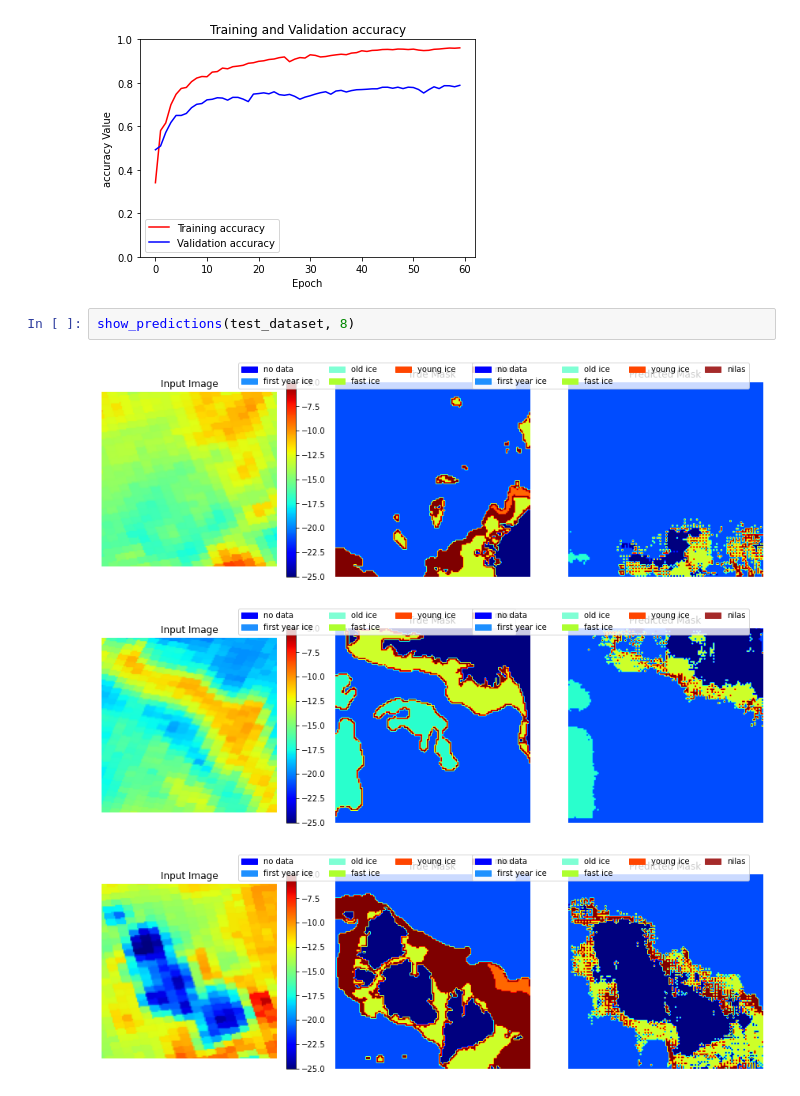
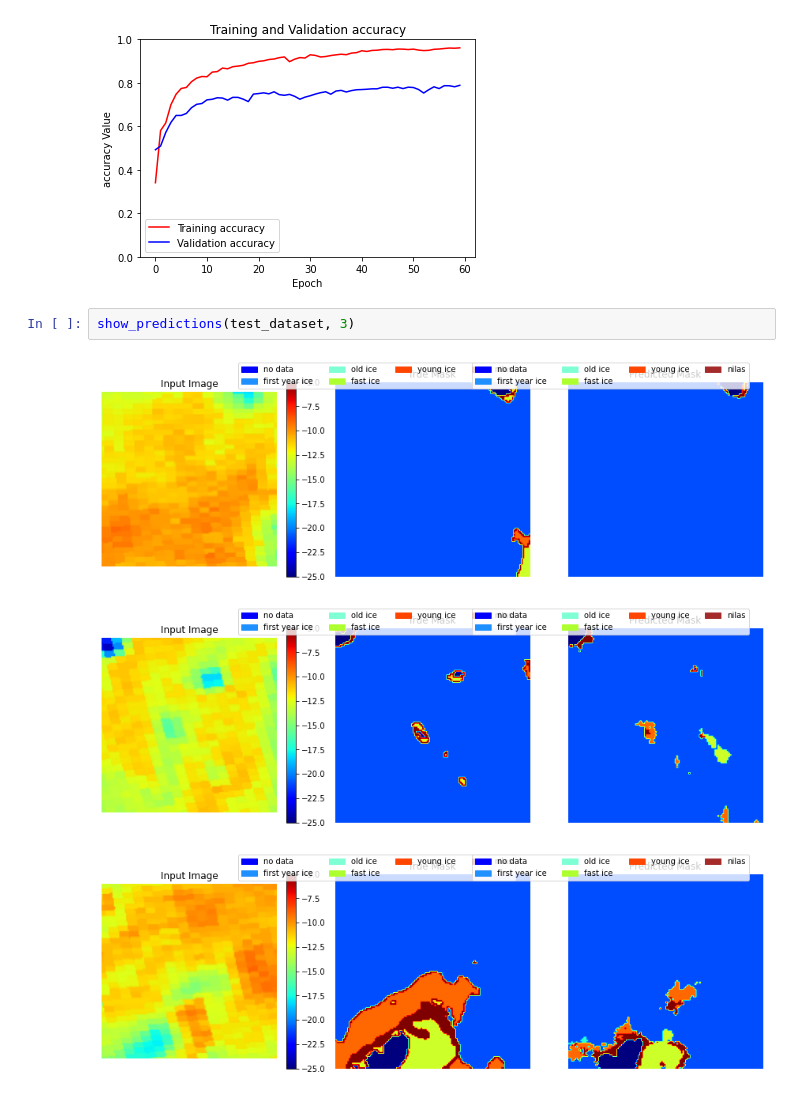
Before and after one commit to LittlematchLM/sea_ice_classification, a Jupyter notebook: train_test.ipynb, the cells around one changed output. Drawn from its saved outputs; the diff is of its cells as text.

```diff
--- a/train_test.ipynb
+++ b/train_test.ipynb
@@ -553,8 +554,8 @@ plt.show()
 # %% [output]
 [figure]
 # %%
-show_predictions(test_dataset, 8)
+show_predictions(test_dataset, 3)
 # %% [output]
-[figure, old version]
+[figure, new version]
-[figure, old version]
+[figure, new version]
-[figure, old version]
+[figure, new version]
```
Also changed, not shown: parts of 10 cells of this notebook, 4 other files.
